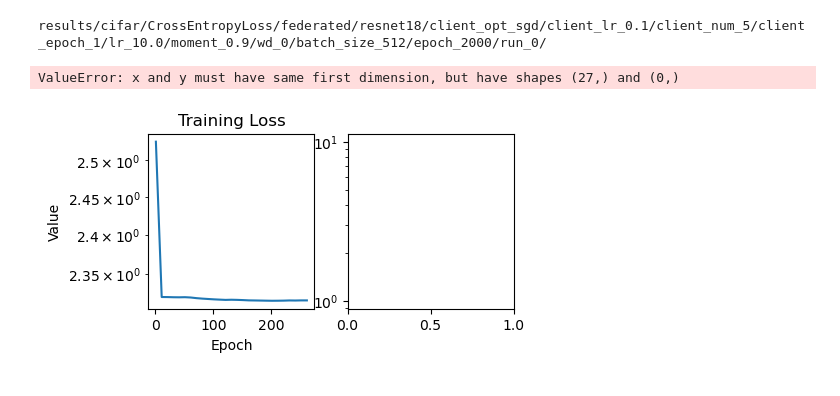
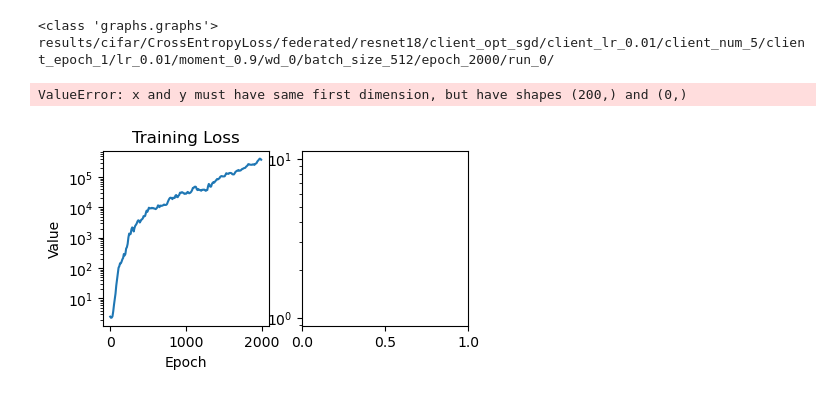
Before and after one commit to lucmonl/mlopt, a Jupyter notebook: notebook/federated.ipynb, the cells around one changed output. Saved outputs shown, nothing was run; the diff lists cells and outputs as text; code cells hidden in the pictures.

Commit message:
federated learning dealing with batch norm

```diff
--- a/notebook/federated.ipynb
+++ b/notebook/federated.ipynb
@@ -3,30 +3,31 @@
 # %%
 from plot_functions import plot_figures_opts
 from main import graphs
 
-lr, dataset_name, loss_name, momentum, weight_decay, batch_size, epochs = 10.0, "cifar", 'CrossEntropyLoss', 0.9, 0, 512, 2000
+lr, dataset_name, loss_name, momentum, weight_decay, batch_size, epochs = 0.01, "cifar", 'CrossEntropyLoss', 0.9, 0, 512, 2000
 model_name = "resnet18"
 nfilters, patch_dim, train_size = 200, 5, 5
 model_params = {}
 #model_params["sam"] = {"feat_dim":50, "train_size": train_size, "sam_rho":0.2}
 model_params["sam-20"] = {"nfilters":nfilters, "patch_dim":patch_dim, "feat_dim":20, "train_size": train_size, "base_opt": "sgd", "sam_rho":0.03}
 model_params["sam-200"] = {"nfilters":nfilters, "patch_dim":patch_dim, "feat_dim":200, "train_size": train_size, "base_opt": "sgd", "sam_rho":0.05}
 model_params["sam-2000"] = {"nfilters":nfilters, "patch_dim":patch_dim, "feat_dim":2000, "train_size": train_size, "base_opt": "sgd", "sam_rho":0.01}
 #model_params["sgd-0.05"] = {"nfilters":nfilters, "patch_dim":patch_dim, "feat_dim":feat_dim, "train_size": train_size,}
-model_params["sgd-0.01"] = {'client_opt': 'sgd', 'client_lr': 0.1, "client_num": 5, 'client_epoch': 1}
+model_params["sgd-0.01"] = {'client_opt': 'sgd', 'client_lr': 0.01, "client_num": 5, 'client_epoch': 1}
 #model_params["norm-sgd"] = {"nfilters":nfilters, "patch_dim":patch_dim, "feat_dim":200, "train_size": train_size, "base_opt": "sgd", "norm_lr": 0.001}
 #model_params["norm-sgd-0.1"] = {"norm_lr": 0.05, "feat_dim":30, "train_size": train_size}
 
 opt_params = {}
 opt_params['sgd-0.05'] = {'lr': 0.022, 'dataset_name':dataset_name, 'loss': loss_name, 'opt':'sgd', 'model_name':model_name, 'momentum':momentum, 'weight_decay':weight_decay, 'batch_size':batch_size, 'epochs':epochs}
 opt_params['sgd-0.01'] = {'lr': lr, 'dataset_name':dataset_name, 'loss': loss_name, 'opt':'federated', 'model_name':model_name, 'momentum':momentum, 'weight_decay':weight_decay, 'batch_size':batch_size, 'epochs':epochs}
 #opt_params['norm-sgd'] = {"adv_eta":0.05, 'lr': lr, 'dataset_name':dataset_name, 'loss': loss_name, 'opt':'norm-sgd', 'model_name':model_name, 'momentum':momentum, 'weight_decay':weight_decay, 'batch_size':batch_size, 'epochs':5000}
 #opt_params['norm-sgd-0.1'] = {"adv_eta":0.01, 'lr': lr, 'dataset_name':dataset_name, 'loss': loss_name, 'opt':'norm-sgd', 'model_name':model_name, 'momentum':momentum, 'weight_decay':weight_decay, 'batch_size':batch_size, 'epochs':epochs}
 
 plot_figures_opts(["sgd-0.01"], model_params, opt_params)
 # %% [output]
-results/cifar/CrossEntropyLoss/federated/resnet18/client_opt_sgd/client_lr_0.1/client_num_5/client_epoch_1/lr_10.0/moment_0.9/wd_0/batch_size_512/epoch_2000/run_0/
+<class 'graphs.graphs'>
+results/cifar/CrossEntropyLoss/federated/resnet18/client_opt_sgd/client_lr_0.01/client_num_5/client_epoch_1/lr_0.01/moment_0.9/wd_0/batch_size_512/epoch_2000/run_0/
-ValueError: x and y must have same first dimension, but have shapes (27,) and (0,)
+ValueError: x and y must have same first dimension, but have shapes (200,) and (0,)
-[figure, old version]
+[figure, new version]
 # %%
 ! python main.py --dataset cifar --model resnet18 --loss CrossEntropyLoss --opt federated --lr 1 --epoch 2000 --analysis loss --log_interval 10 --batch_size 512 --momentum 0.9 --client_num 5 --client_lr 0.1 --client_epoch 1 --sketch_size 50 --run_from_scratch 1
```
Also changed, not shown: parts of 2 cells of this notebook, 8 other files.
